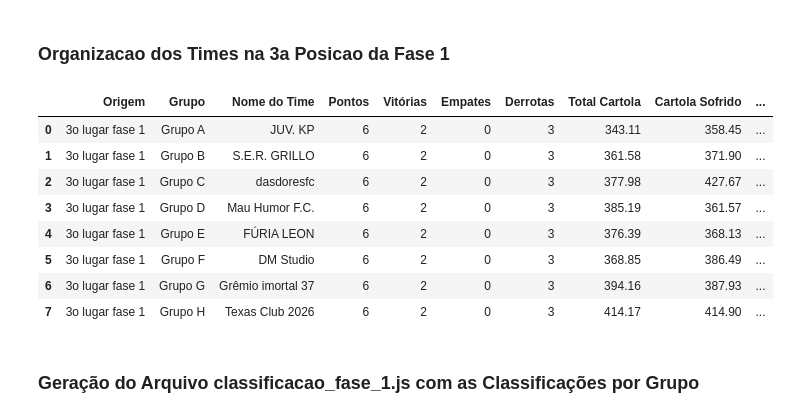
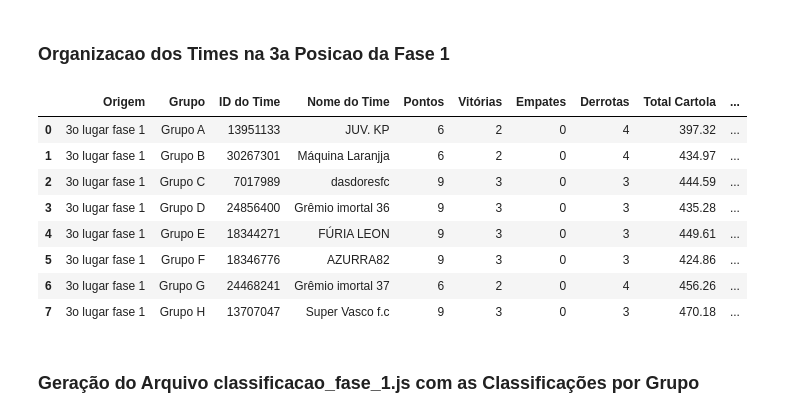
Before and after one commit to FernandoBC23/cartola_2026, a Jupyter notebook: libertadores/datasets_liberta/1_busca_dados_liberta_fase_1.ipynb, the cells around one changed output. Saved outputs shown, nothing was run; the diff lists cells and outputs as text; code cells hidden in the pictures.

```diff
--- a/libertadores/datasets_liberta/1_busca_dados_liberta_fase_1.ipynb
+++ b/libertadores/datasets_liberta/1_busca_dados_liberta_fase_1.ipynb
@@ -521,7 +519,12 @@ except Exception:
 
 rod_ref = rodada_http or rodada_api
 
-if status_http == 2:
+# Se a rodada atual do Cartola já passou do intervalo da fase,
+# toda a fase deve ser tratada como encerrada.
+if rod_ref > FASE_LIMITE:
+    FASE_FIM = FASE_LIMITE
+    RODADAS_CONCLUIDAS_FIM = FASE_LIMITE
+elif status_http == 2:
     FASE_FIM = max(FASE_INICIO, min(FASE_LIMITE, rod_ref))
     RODADAS_CONCLUIDAS_FIM = FASE_FIM - 1
 elif status_http == 1:
@@ -1379,6 +1382,7 @@ display(df_resultado_grupo_A, df_resultado_grupo_B, df_resultado_grupo_C, df_res
 # %%
 posicao_col = next(col for col in df_resultado.columns if col.lower().startswith("posi"))
 vitorias_col = next(col for col in df_resultado.columns if col.lower().startswith("vit"))
+ids_por_nome = {v: k for k, v in nomes_por_id.items()}
 
 df_terceiros_fase_1 = (
     df_resultado[df_resultado[posicao_col] == 3]
@@ -1388,42 +1392,44 @@ df_terceiros_fase_1 = (
 )
 
 colunas_base = [col for col in df_resultado.columns if col != posicao_col]
 df_terceiros_fase_1 = df_terceiros_fase_1[colunas_base]
 df_terceiros_fase_1.insert(0, "Origem", "3o lugar fase 1")
+df_terceiros_fase_1.insert(2, "ID do Time", df_terceiros_fase_1["Nome do Time"].map(ids_por_nome))
 
 df_terceiros_fase_1.to_excel("times_3o_lugar_fase_1.xlsx", index=False)
 
 terceiros_fase_1_payload = []
 for _, row in df_terceiros_fase_1.iterrows():
     terceiros_fase_1_payload.append({
         "origem": row["Origem"],
         "grupo": row["Grupo"],
+        "id": int(row["ID do Time"]) if pd.notna(row["ID do Time"]) else None,
         "nome": row["Nome do Time"],
         "pontos": int(row["Pontos"]),
         "vitorias": int(row[vitorias_col]),
         "empates": int(row["Empates"]),
         "derrotas": int(row["Derrotas"]),
         "totalCartola": float(row["Total Cartola"]),
         "cartolaSofrido": float(row["Cartola Sofrido"]),
         "saldoCartola": float(row["Saldo Cartola"])
     })
 
 with open("times_3o_lugar_fase_1.js", "w", encoding="utf-8") as f:
     f.write("const timesTerceiroLugarFase1 = ")
     f.write(json.dumps(terceiros_fase_1_payload, indent=2, ensure_ascii=False))
     f.write(";")
 
 display(df_terceiros_fase_1)
 # %% [output]
-|  | Origem | Grupo | Nome do Time | Pontos | Vitórias | Empates | Derrotas | Total Cartola | Cartola Sofrido | ... |
-| 0 | 3o lugar fase 1 | Grupo A | JUV. KP | 6 | 2 | 0 | 3 | 343.11 | 358.45 | ... |
-| 1 | 3o lugar fase 1 | Grupo B | S.E.R. GRILLO | 6 | 2 | 0 | 3 | 361.58 | 371.90 | ... |
-| 2 | 3o lugar fase 1 | Grupo C | dasdoresfc | 6 | 2 | 0 | 3 | 377.98 | 427.67 | ... |
-| 3 | 3o lugar fase 1 | Grupo D | Mau Humor F.C. | 6 | 2 | 0 | 3 | 385.19 | 361.57 | ... |
-| 4 | 3o lugar fase 1 | Grupo E | FÚRIA LEON | 6 | 2 | 0 | 3 | 376.39 | 368.13 | ... |
-| 5 | 3o lugar fase 1 | Grupo F | DM Studio | 6 | 2 | 0 | 3 | 368.85 | 386.49 | ... |
-| 6 | 3o lugar fase 1 | Grupo G | Grêmio imortal 37 | 6 | 2 | 0 | 3 | 394.16 | 387.93 | ... |
-| 7 | 3o lugar fase 1 | Grupo H | Texas Club 2026 | 6 | 2 | 0 | 3 | 414.17 | 414.90 | ... |
+|  | Origem | Grupo | ID do Time | Nome do Time | Pontos | Vitórias | Empates | Derrotas | Total Cartola | ... |
+| 0 | 3o lugar fase 1 | Grupo A | 13951133 | JUV. KP | 6 | 2 | 0 | 4 | 397.32 | ... |
+| 1 | 3o lugar fase 1 | Grupo B | 30267301 | Máquina Laranjja | 6 | 2 | 0 | 4 | 434.97 | ... |
+| 2 | 3o lugar fase 1 | Grupo C | 7017989 | dasdoresfc | 9 | 3 | 0 | 3 | 444.59 | ... |
+| 3 | 3o lugar fase 1 | Grupo D | 24856400 | Grêmio imortal 36 | 9 | 3 | 0 | 3 | 435.28 | ... |
+| 4 | 3o lugar fase 1 | Grupo E | 18344271 | FÚRIA LEON | 9 | 3 | 0 | 3 | 449.61 | ... |
+| 5 | 3o lugar fase 1 | Grupo F | 18346776 | AZURRA82 | 9 | 3 | 0 | 3 | 424.86 | ... |
+| 6 | 3o lugar fase 1 | Grupo G | 24468241 | Grêmio imortal 37 | 6 | 2 | 0 | 4 | 456.26 | ... |
+| 7 | 3o lugar fase 1 | Grupo H | 13707047 | Super Vasco f.c | 9 | 3 | 0 | 3 | 470.18 | ... |
 # %% [markdown]
 ### Geração do Arquivo classificacao_fase_1.js com as Classificações por Grupo
 # %%
```
Also changed, not shown: parts of 4 cells of this notebook, 27 other files.
